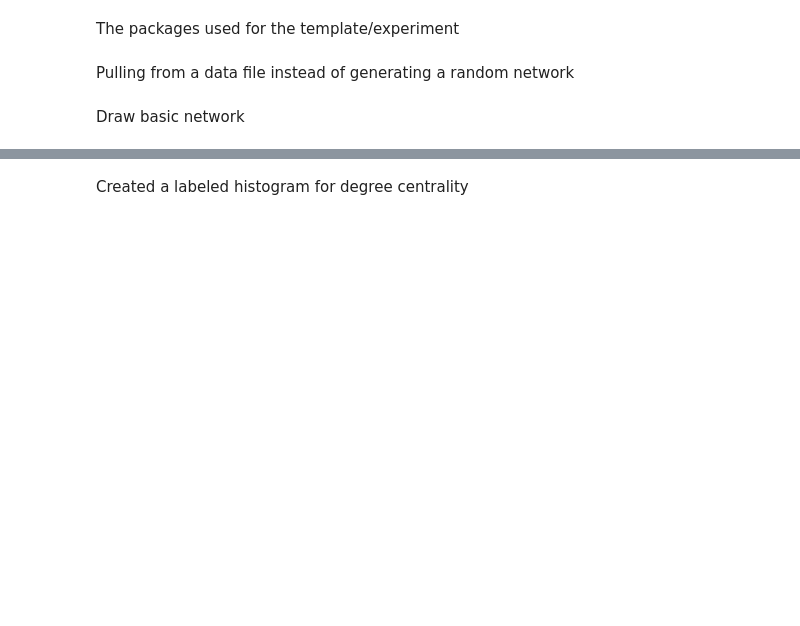
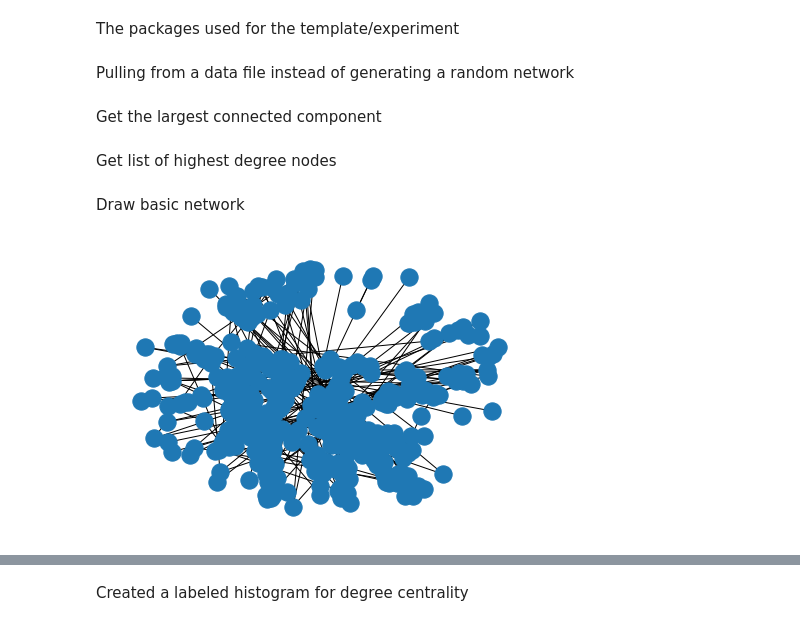
Before and after one commit to clarkpetri/SocialInfluenceModel, a Jupyter notebook: Network Template.ipynb, the cells around one changed output, grey strips where cells are left out. Saved outputs shown, nothing was run; the diff lists cells and outputs as text; code cells hidden in the pictures; blank space fills up the shorter version.

```diff
--- a/Network Template.ipynb
+++ b/Network Template.ipynb
@@ -9,3 +9,12 @@ import pandas as pd
 Pulling from a data file instead of generating a random network
 # %%
 G = nx.read_weighted_edgelist('C:/Users/octav/Documents/Networks/CSS_600_Project/SocialInfluenceModel-main/epinions_small.csv', delimiter=',')
+# %% [markdown]
+Get the largest connected component
+# %%
+n = max(nx.connected_components(G), key=len)
+E = nx.subgraph(G, n)
+numEdges = E.number_of_edges()
+numNodes = E.number_of_nodes()
+# %% [markdown]
+Get list of highest degree nodes
@@ -12,5 +29,7 @@ G = nx.read_weighted_edgelist('C:/Users/octav/Documents/Networks/CSS_600_Project
 # %% [markdown]
 Draw basic network
 # %%
-nx.draw_spring(G)
+nx.draw_spring(E)
+# %% [output]
+[figure, added]
 # %%
```
Also changed, not shown: parts of 6 cells of this notebook.
